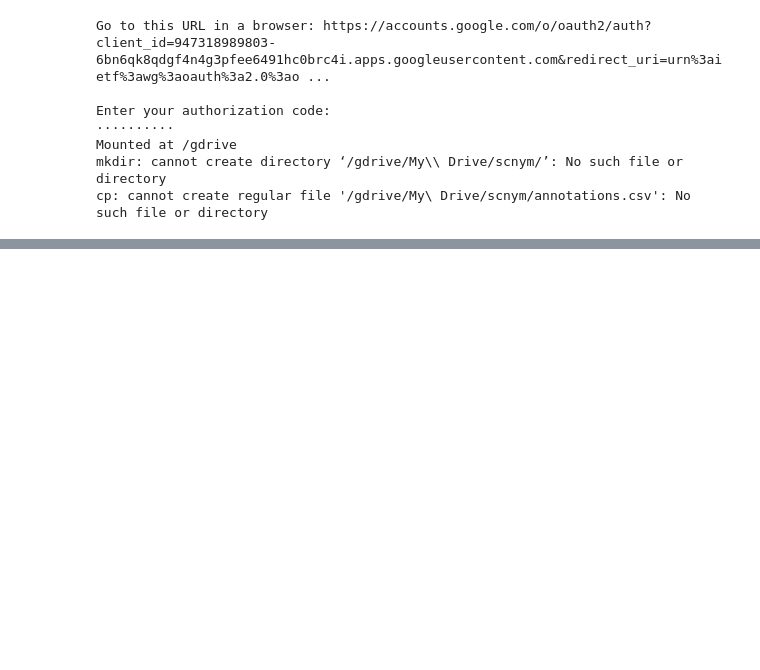
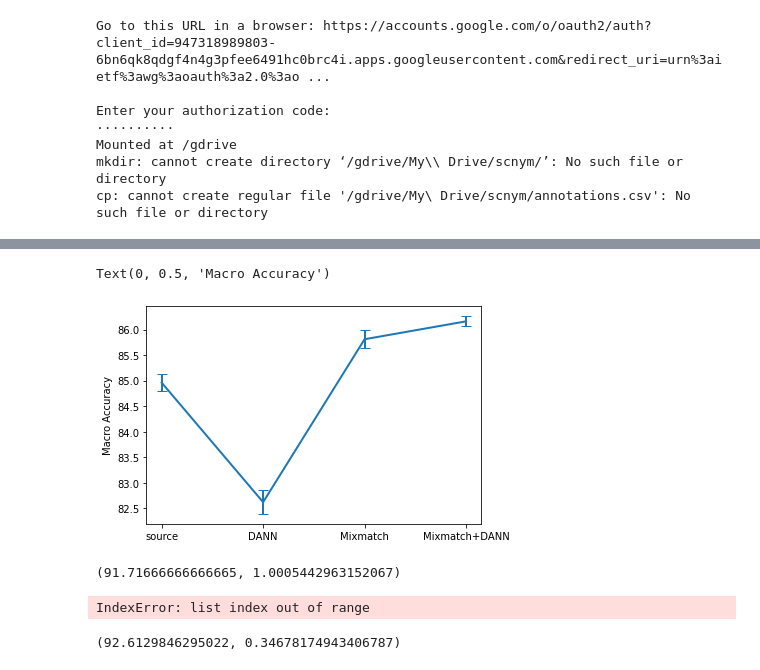
Before and after one commit to yhr91/CS329D, a Jupyter notebook: scnym_atlas_transfer.ipynb, the cells around one changed output, grey strips where cells are left out. Drawn from its saved outputs; the diff is of its cells as text; code cells hidden in the pictures; blank space fills up the shorter version.

```diff
--- a/scnym_atlas_transfer.ipynb
+++ b/scnym_atlas_transfer.ipynb
@@ -444,0 +773,25 @@ cp: cannot create regular file '/gdrive/My\ Drive/scnym/annotations.csv': No suc
+# %%
+axis = ['source', 'DANN', 'Mixmatch', 'Mixmatch+DANN']
+x = [84.96, 82.62, 85.81, 86.16]
+err = [0.17, 0.23, 0.18, 0.10]
+
+plt.errorbar(x=axis, y=x, yerr=err,  fmt='-', capsize=5, linewidth=2 )
+plt.ylabel('Macro Accuracy')
+# %% [output]
+Text(0, 0.5, 'Macro Accuracy')
+[figure, added]
+# %%
+x = [91.43, 90.66, 93.06]
+np.mean(x), np.std(x)
+# %% [output]
+(91.71666666666665, 1.0005442963152067)
+# %%
+import pandas as pd
+obs = anndata.read_csv('/dfs/project/CS329D/prabhat/final/models/hb_target/0/annotations.csv')
+# %% [output]
+IndexError: list index out of range
+# %%
+x = [0.9249827942188575, 0.9225739848589126, 0.9308327598072953]
+np.mean(x)*100, np.std(x)*100
+# %% [output]
+(92.6129846295022, 0.34678174943406787)
```
Also changed, not shown: parts of 43 cells of this notebook, 3 other files.
